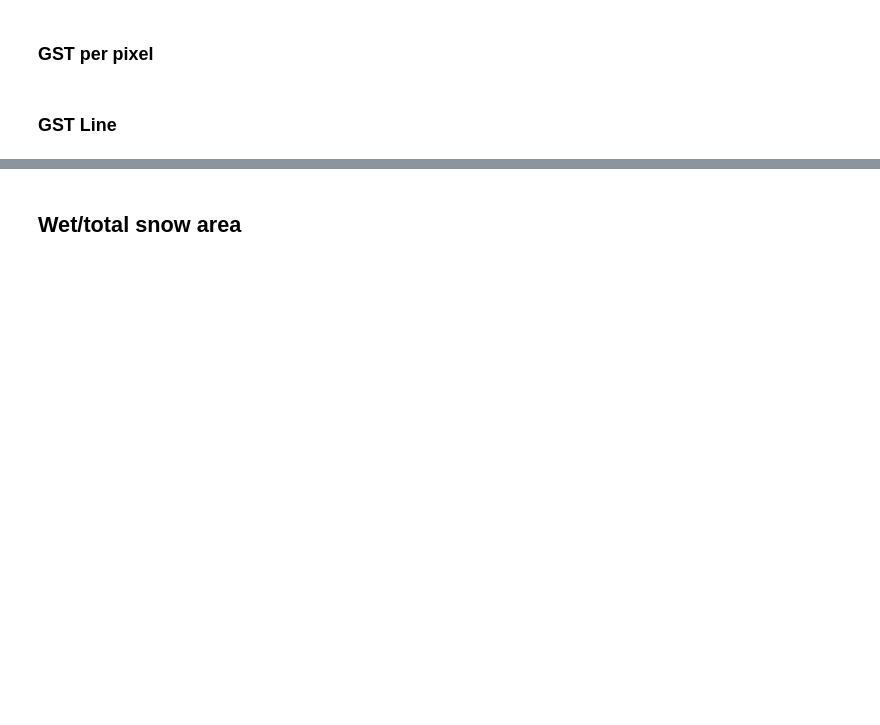
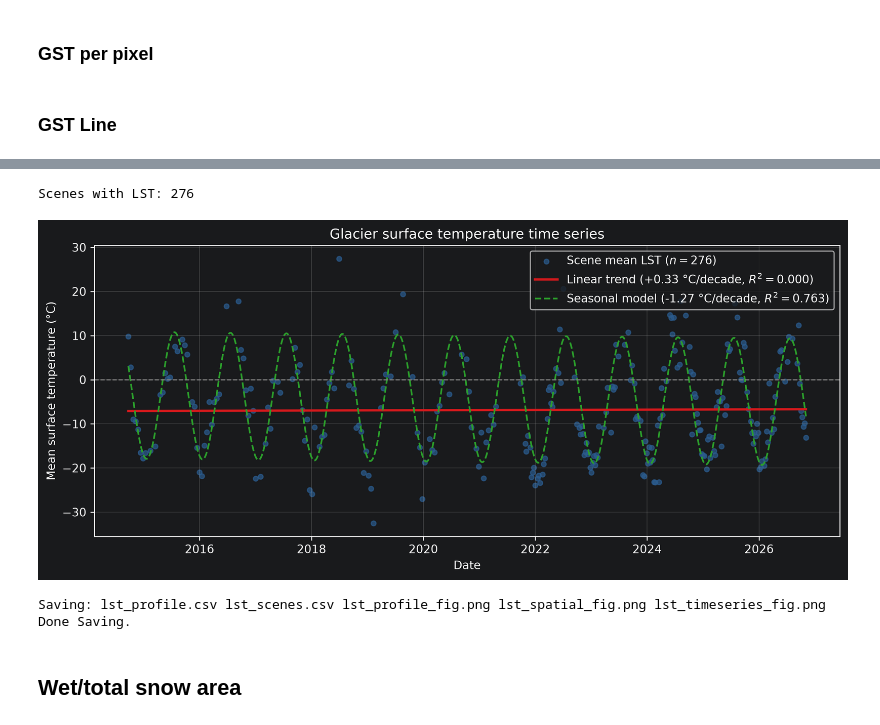
Before and after one commit to jgnnfw/EO_Cryosphere, a Jupyter notebook: main.ipynb, the cells around one changed output, grey strips where cells are left out. Saved outputs shown, nothing was run; the diff lists cells and outputs as text; code cells hidden in the pictures; blank space fills up the shorter version.

```diff
--- a/main.ipynb
+++ b/main.ipynb
@@ -170,3 +209,23 @@ NameError: name 'gl' is not defined
+# %%
+scene_df = gl.scene_temp_table(lst, gl.study_region(AOI, glacier_glims_geom), debug=DEBUG)
+fit_df, curve_df, stats = gl.fit_temp_trend(scene_df)
+fig_ts = pl.plot_gst_line_timeseries(fit_df, curve_df, stats)
+# %% [output]
+Scenes with LST: 276
+[figure, added]
+# %%
+ipf.save_any_tables_and_figures(
+    {"lst_profile": profile_df,
+     "lst_scenes": scene_df,
+     "lst_profile_fig": fig_profile,
+     "lst_spatial_fig": fig_spatial,
+     "lst_timeseries_fig": fig_ts},
+    save_path="results/gst_line",
+    debug=DEBUG
+)
+# %% [output]
+Saving: lst_profile.csv lst_scenes.csv lst_profile_fig.png lst_spatial_fig.png lst_timeseries_fig.png
+Done Saving.
 # %% [markdown]
 ## Wet/total snow area
 # %%
```
Also changed, not shown: parts of 13 cells of this notebook, 2 other files.
